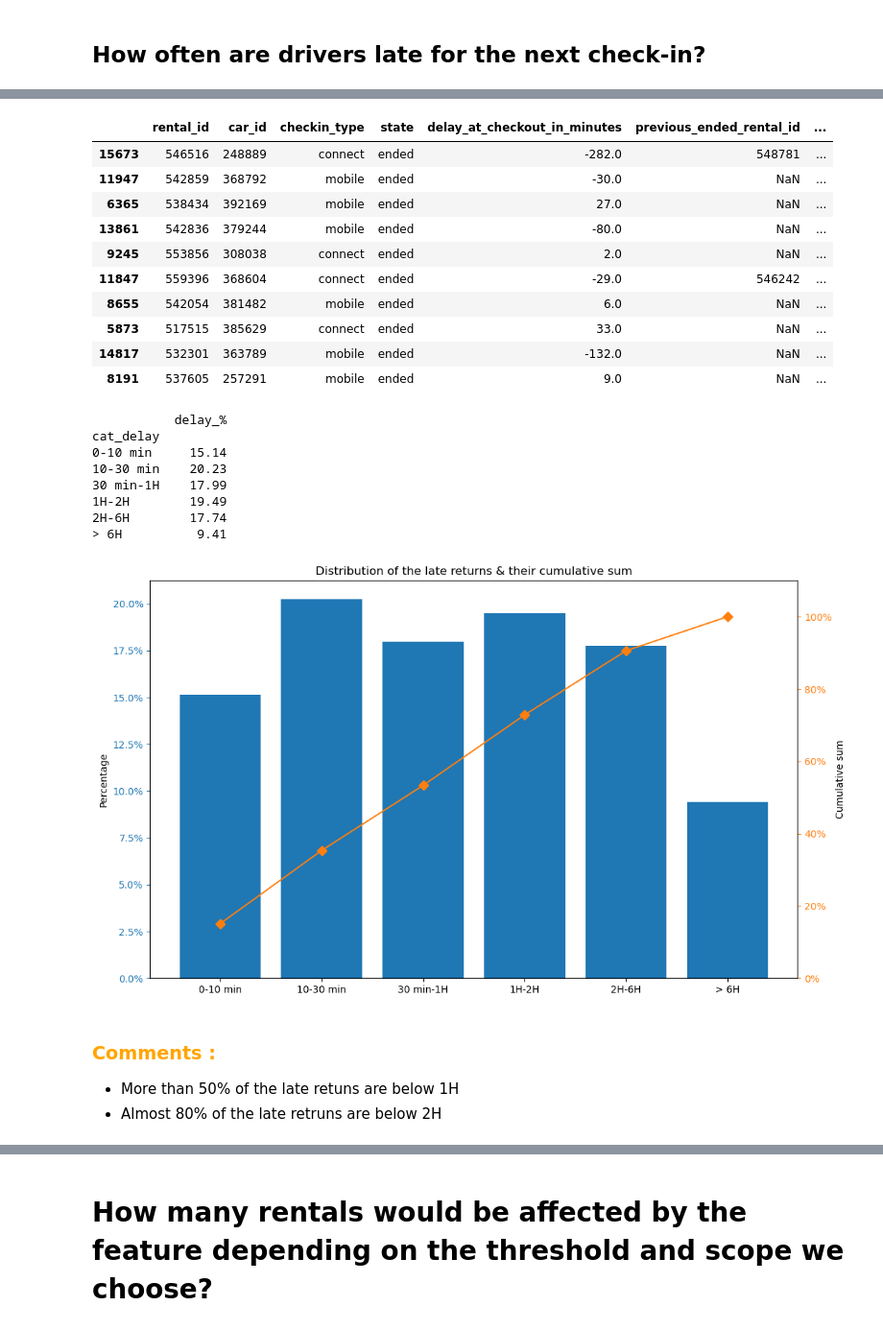
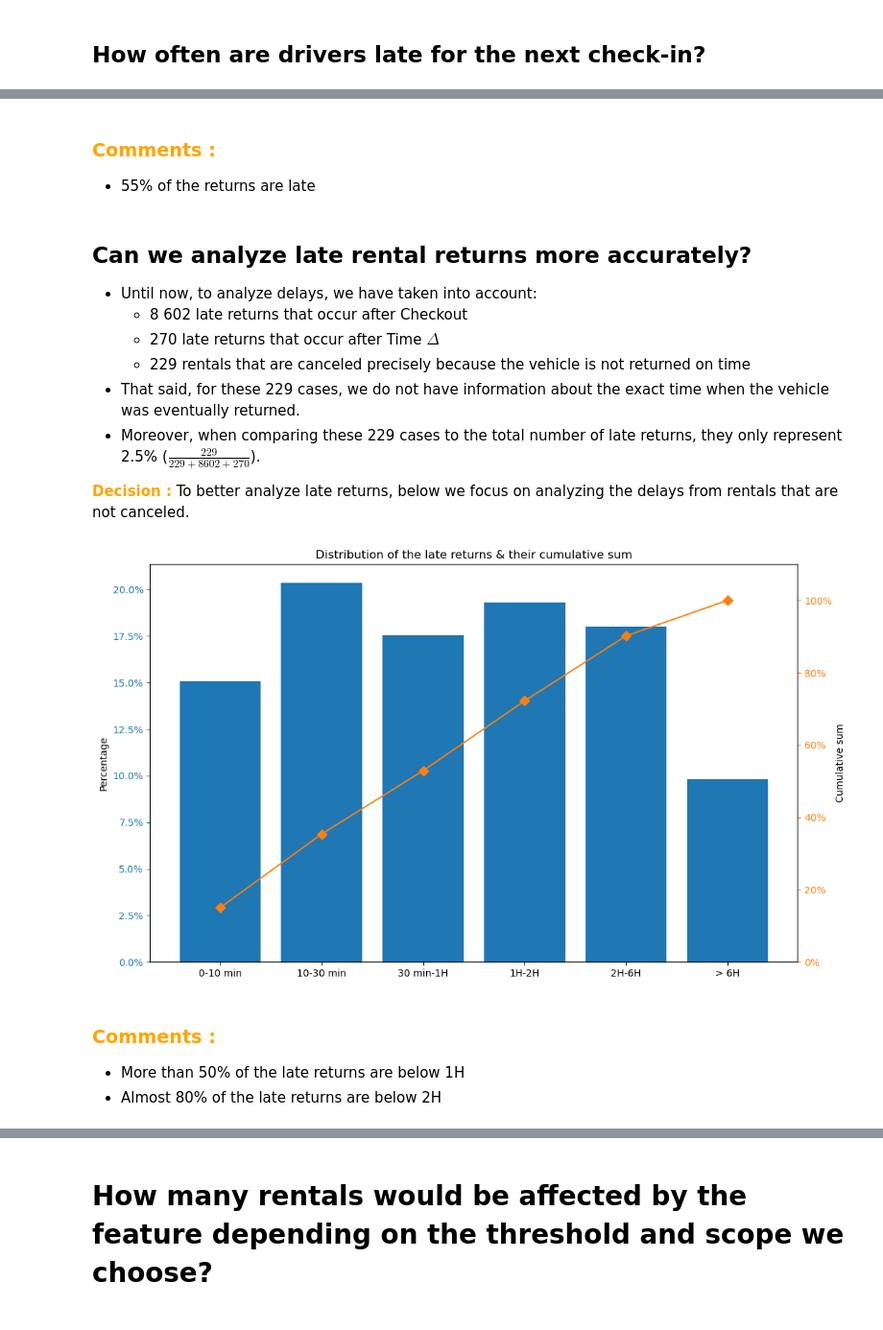
Before and after one commit to 40tude/02_Data-Science_Fullstack_march_2024, a Jupyter notebook: 08_deployment/99_Project_getaround/02_getarround.ipynb, the cells around one changed output, grey strips where cells are left out. Shown at 96% size. Drawn from its saved outputs; the diff is of its cells as text; code cells hidden in the pictures.

```diff
--- a/08_deployment/99_Project_getaround/02_getarround.ipynb
+++ b/08_deployment/99_Project_getaround/02_getarround.ipynb
@@ -188,0 +226,3 @@ Preview of the preprocessed dataset :
+# %%
+df.at[16344, "delay_at_checkout_in_minutes"] = np.nan
+df[(df['state']=="canceled") & (df['previous_ended_rental_id'].isna())]
@@ -624,70 +669,79 @@ Let's focus on the late retruns (delays>0) only
+# %% [markdown]
+### <span style="color:orange"><b>Comments :</b></span>
+
+* 55% of the returns are late
+# %% [markdown]
+## Can we analyze late rental returns more accurately?
+
+* Until now, to analyze delays, we have taken into account:
+    * 8 602 late returns that occur after Checkout
+    * 270 late returns that occur after Time $\Delta$
+    * 229 rentals that are canceled precisely because the vehicle is not returned on time
+* That said, for these 229 cases, we do not have information about the exact time when the vehicle was eventually returned.
+* Moreover, when comparing these 229 cases to the total number of late returns, they only represent 2.5% ($\frac{229}{229+8602+270}$).
+
+<span style="color:orange"><b>Decision :</b></span> To better analyze late returns, below we focus on analyzing the delays from rentals that are not canceled.
 # %%
+# compute the content of the column actual_delay
+# actual_delay = delay_at_checkout_in_minutes                   if there is no time_delta_with_previous_rental_in_minutes
+# actual_delay = delay_at_checkout_in_minutes - time_delta      if there is a time_delta_with_previous_rental_in_minutes
+# uncomment the display() if needed
+# if the value in actual_content is positive this mean the return is late, no matter if there is a time delta or not
+def calculate_actual_delay(row):
+    if not np.isnan(row['delay_at_checkout_in_minutes']) and not np.isnan(row['time_delta_with_previous_rental_in_minutes']):
+        return row['delay_at_checkout_in_minutes'] - row['time_delta_with_previous_rental_in_minutes']
+    elif np.isnan(row['time_delta_with_previous_rental_in_minutes']) and not np.isnan(row['delay_at_checkout_in_minutes']):
+        return row['delay_at_checkout_in_minutes']
+    else:
+        return np.nan
+
+df_tmp = df[df['state']=="ended"].copy()
+# display(df_tmp.sample(15))
+
+df_tmp["actual_delay"] = df.apply(calculate_actual_delay, axis=1)
+# display(df_tmp.sample(15))
+
 labels_in_order = ['0-10 min', '10-30 min', '30 min-1H', '1H-2H', '2H-6H', '> 6H']
 
 categories = pd.cut(
-    df_tmp['delay_at_checkout_in_minutes'],
+    df_tmp['actual_delay'],
     bins=[0, 10, 30, 60, 120, 360, float('inf')],
     labels = labels_in_order
 )
+df_tmp['cat_delay'] = categories
+# display(df_tmp.sample(15))
 
-# df_tmp is a view, NOT a copy, this is why the line below generates a warning
-# df_tmp['cat_delay'] = categories
-df_tmp.loc[:, 'cat_delay'] = categories
-display(df_tmp.sample(10))
-
-
-
-df_tmp2 = pd.DataFrame(round(df_tmp['cat_delay'].value_counts()/len(df_tmp[df_tmp["delay_at_checkout_in_minutes"]>0])*100, 2)).reset_index()
+df_tmp2 = pd.DataFrame(round(df_tmp['cat_delay'].value_counts()/len(df_tmp[df_tmp["actual_delay"]>0])*100, 2)).reset_index()
 df_tmp2.columns = ['cat_delay', 'delay_%']
 
 df_tmp2['cat_delay'] = pd.Categorical(df_tmp2['cat_delay'], categories=labels_in_order, ordered=True)
 df_tmp2.sort_values('cat_delay', inplace=True)
 df_tmp2.set_index('cat_delay', inplace=True)
-print(df_tmp2)
+# print(df_tmp2)
 
 df_tmp2["cum_percent"] = df_tmp2["delay_%"].cumsum()/df_tmp2["delay_%"].sum()*100
 
 fig, ax = plt.subplots(figsize=(k_Width,k_Height))
 ax.bar(df_tmp2.index, df_tmp2["delay_%"], color="C0")
 ax.yaxis.set_major_formatter(PercentFormatter())
 ax.set_ylabel('Percentage')
 ax.tick_params(axis="y", colors="C0")
 ax.set_title("Distribution of the late returns & their cumulative sum")
 
 ax2 = ax.twinx()
 ax2.plot(df_tmp2.index, df_tmp2["cum_percent"], color="C1", marker="D", ms=7)
 ax2.yaxis.set_major_formatter(PercentFormatter())
 ax2.set_ylabel('Cumulative sum')
 ax2.set(ylim=(0, 110))
 ax2.tick_params(axis="y", colors="C1")
 
 plt.show()
 # %% [output]
-|  | rental_id | car_id | checkin_type | state | delay_at_checkout_in_minutes | previous_ended_rental_id | ... |
-| 15673 | 546516 | 248889 | connect | ended | -282.0 | 548781 | ... |
-| 11947 | 542859 | 368792 | mobile | ended | -30.0 | NaN | ... |
-| 6365 | 538434 | 392169 | mobile | ended | 27.0 | NaN | ... |
-| 13861 | 542836 | 379244 | mobile | ended | -80.0 | NaN | ... |
-| 9245 | 553856 | 308038 | connect | ended | 2.0 | NaN | ... |
-| 11847 | 559396 | 368604 | connect | ended | -29.0 | 546242 | ... |
-| 8655 | 542054 | 381482 | mobile | ended | 6.0 | NaN | ... |
-| 5873 | 517515 | 385629 | connect | ended | 33.0 | NaN | ... |
-| 14817 | 532301 | 363789 | mobile | ended | -132.0 | NaN | ... |
-| 8191 | 537605 | 257291 | mobile | ended | 9.0 | NaN | ... |
-           delay_%
-cat_delay
-0-10 min     15.14
-10-30 min    20.23
-30 min-1H    17.99
-1H-2H        19.49
-2H-6H        17.74
-> 6H          9.41
-[figure, old version]
+[figure, new version]
 # %% [markdown]
 ### <span style="color:orange"><b>Comments :</b></span>
-* More than 50% of the late retuns are below 1H
-* Almost 80% of the late retruns are below 2H
-<!-- * But, again, 1/4 of the returns comes with no information about the delay -->
+* More than 50% of the late returns are below 1H
+* Almost 80% of the late returns are below 2H
 # %% [markdown]
 ## How does it impact the next driver?
 
```
Also changed, not shown: parts of 78 cells of this notebook, 6 other files.
